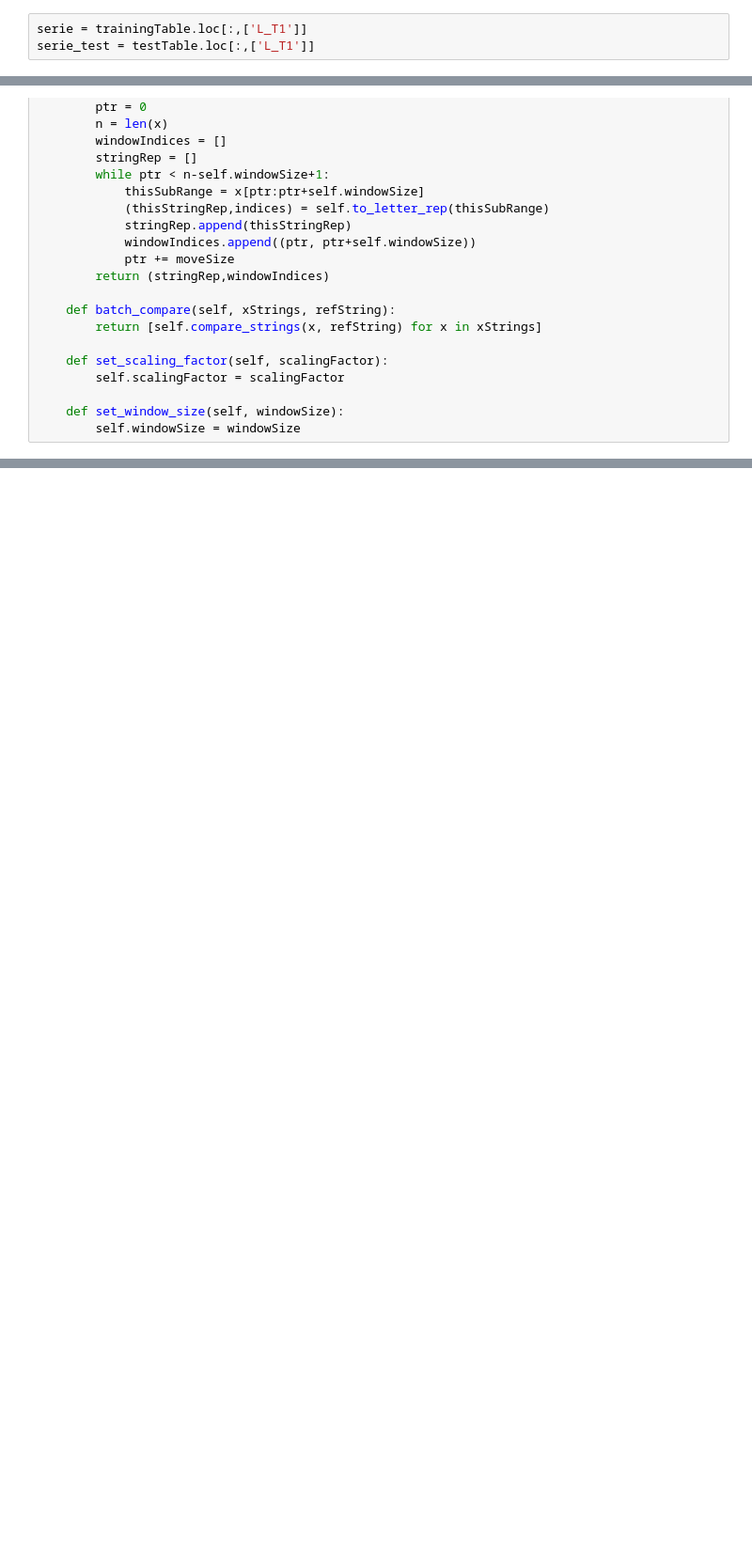
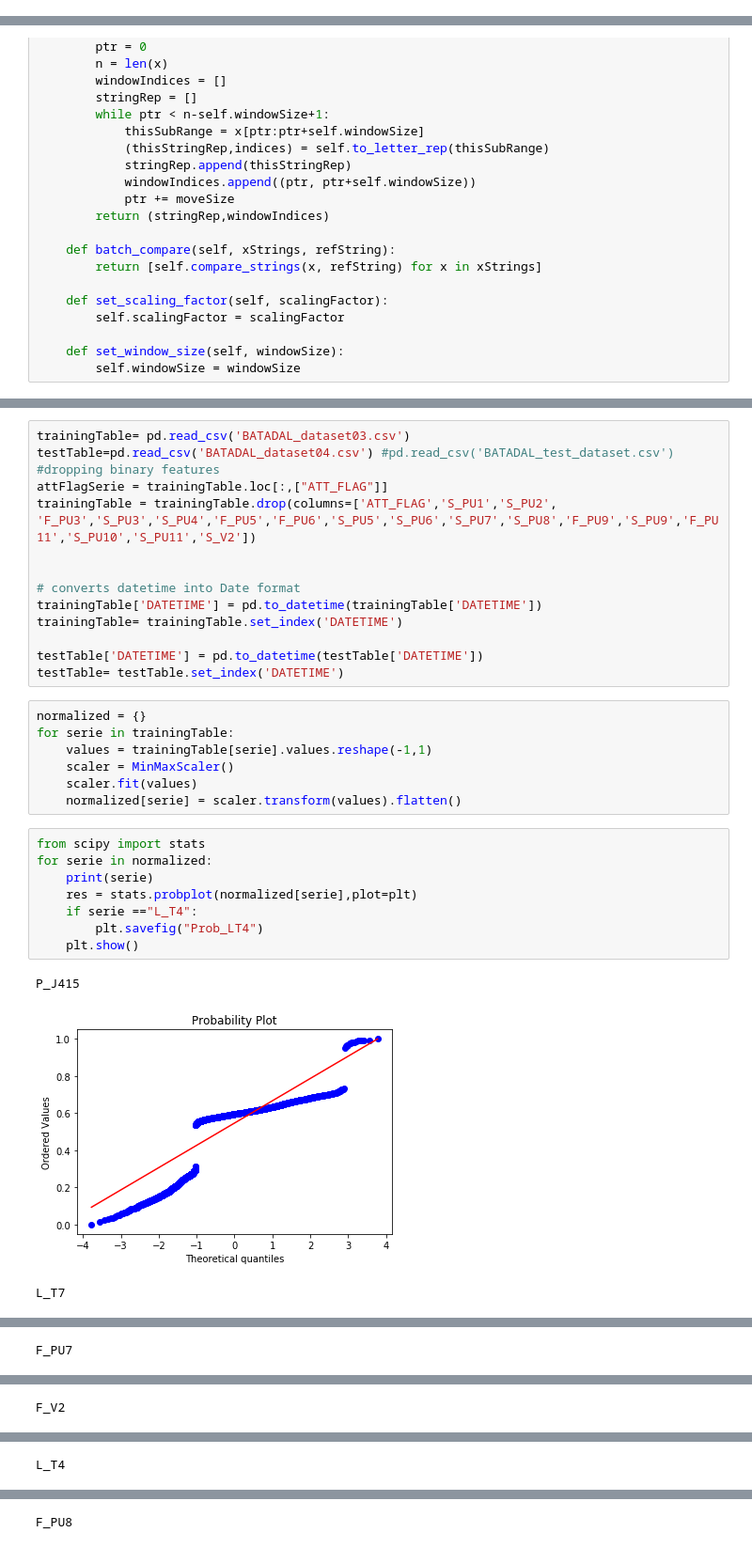
Before and after one commit to PedroCaldeira/CDA2018_G35, a Jupyter notebook: 2nd Assignment/Discretization.ipynb, the cells around one changed output, grey strips where cells are left out. Shown at 94% size. Drawn from its saved outputs; the diff is of its cells as text; blank space fills up the shorter version.

```diff
--- a/2nd Assignment/Discretization.ipynb
+++ b/2nd Assignment/Discretization.ipynb
@@ -49,3 +35,0 @@ testTable= testTable.set_index('DATETIME')
-# %%
-serie = trainingTable.loc[:,['L_T1']]
-serie_test = testTable.loc[:,['L_T1']]
@@ -248,0 +215,33 @@ class SAX(object):
+# %%
+trainingTable= pd.read_csv('BATADAL_dataset03.csv')
+testTable=pd.read_csv('BATADAL_dataset04.csv') #pd.read_csv('BATADAL_test_dataset.csv')
+#dropping binary features
+attFlagSerie = trainingTable.loc[:,["ATT_FLAG"]]
+trainingTable = trainingTable.drop(columns=['ATT_FLAG','S_PU1','S_PU2', 'F_PU3','S_PU3','S_PU4','F_PU5','F_PU6','S_PU5','S_PU6','S_PU7','S_PU8','F_PU9','S_PU9','F_PU11','S_PU10','S_PU11','S_V2'])
+
+
+# converts datetime into Date format
+trainingTable['DATETIME'] = pd.to_datetime(trainingTable['DATETIME'])
+trainingTable= trainingTable.set_index('DATETIME')
+
+testTable['DATETIME'] = pd.to_datetime(testTable['DATETIME'])
+testTable= testTable.set_index('DATETIME')
+# %%
+normalized = {}
+for serie in trainingTable:
+    values = trainingTable[serie].values.reshape(-1,1)
+    scaler = MinMaxScaler()
+    scaler.fit(values)
+    normalized[serie] = scaler.transform(values).flatten()
+# %%
+from scipy import stats
+for serie in normalized:
+    print(serie)
+    res = stats.probplot(normalized[serie],plot=plt)
+    if serie =="L_T4":
+        plt.savefig("Prob_LT4")
+    plt.show()
+# %% [output]
+P_J415
+[figure, added]
+L_T7
@@ -248,0 +249 @@ class SAX(object):
+F_PU7
@@ -248,0 +251 @@ class SAX(object):
+F_V2
@@ -248,0 +253 @@ class SAX(object):
+L_T4
@@ -248,0 +255 @@ class SAX(object):
+F_PU8
```
Also changed, not shown: parts of 51 cells of this notebook.
